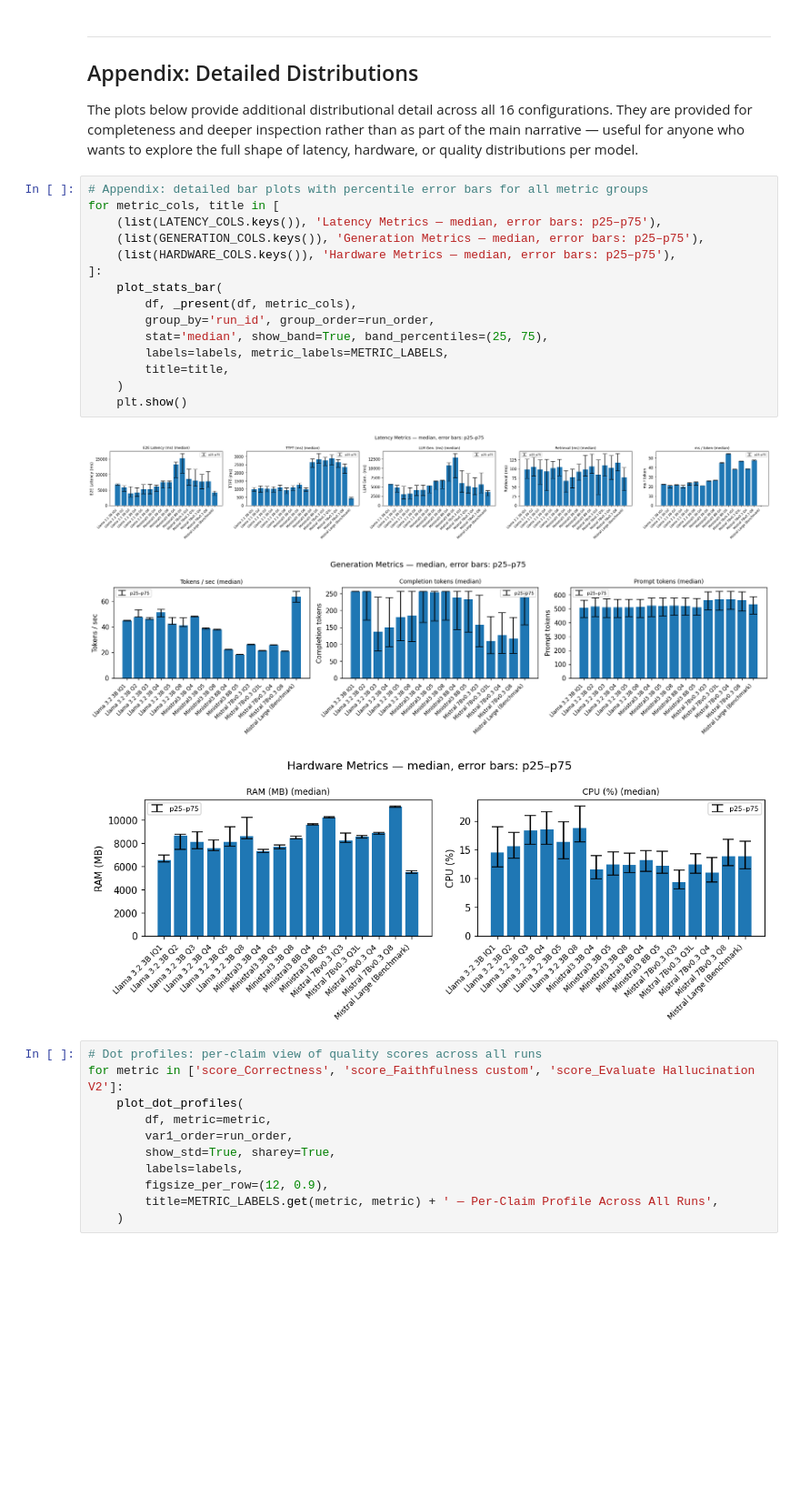
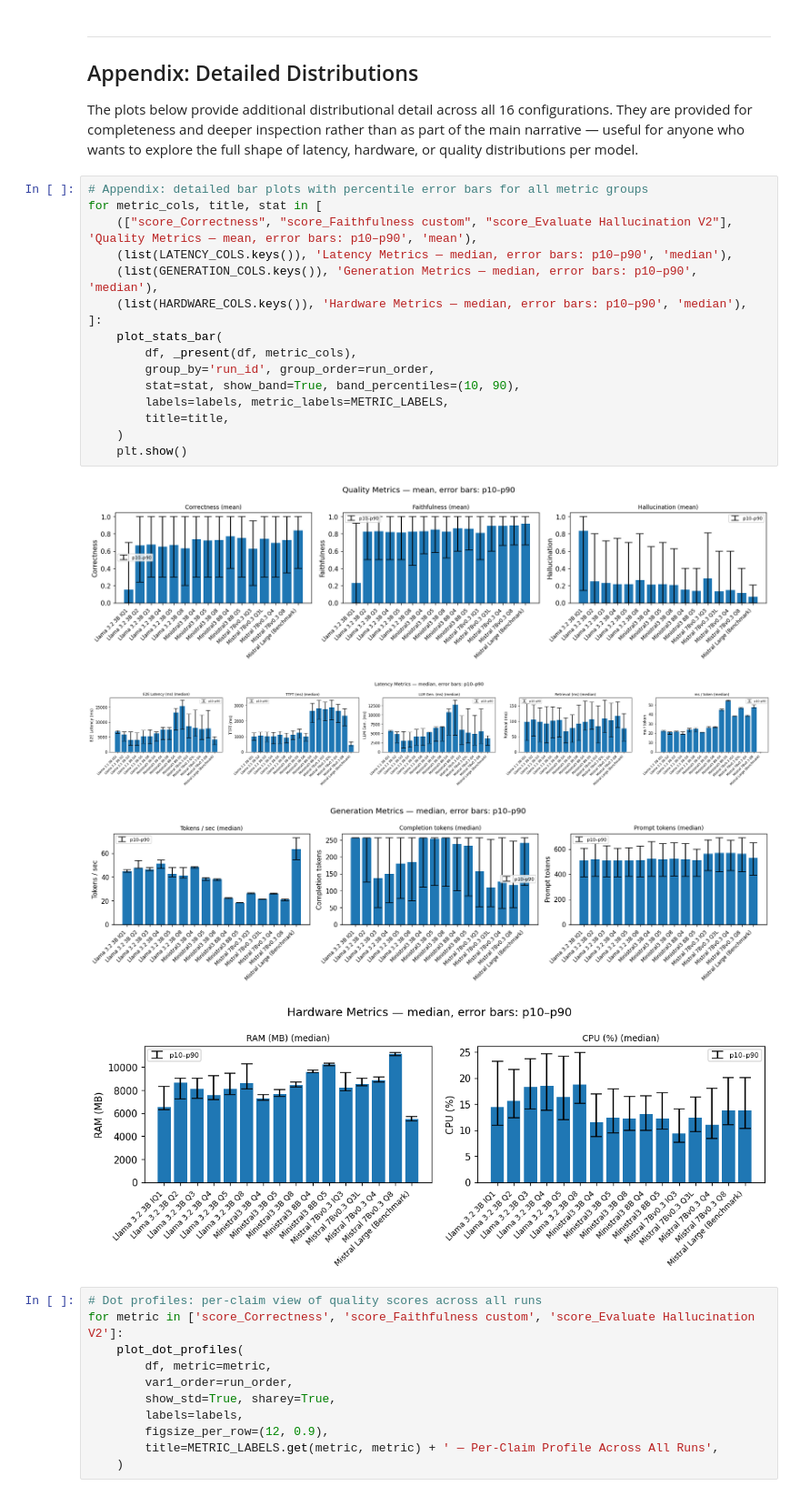
Before and after one commit to n-ploch/on-device-rag-performance, a Jupyter notebook: notebooks/03_performance_analysis.ipynb, the cells around one changed output. Shown at 91% size. Cells and saved outputs as stored; diff of their text form; blank space fills up the shorter version.

```diff
--- a/notebooks/03_performance_analysis.ipynb
+++ b/notebooks/03_performance_analysis.ipynb
@@ -667,23 +667,25 @@ A clearer Q4 → Q5 → Q8 quality ordering within each family requires more exp
 The plots below provide additional distributional detail across all 16 configurations. They are provided for completeness and deeper inspection rather than as part of the main narrative — useful for anyone who wants to explore the full shape of latency, hardware, or quality distributions per model.
 # %%
 # Appendix: detailed bar plots with percentile error bars for all metric groups
-for metric_cols, title in [
-    (list(LATENCY_COLS.keys()), 'Latency Metrics — median, error bars: p25–p75'),
-    (list(GENERATION_COLS.keys()), 'Generation Metrics — median, error bars: p25–p75'),
-    (list(HARDWARE_COLS.keys()), 'Hardware Metrics — median, error bars: p25–p75'),
+for metric_cols, title, stat in [
+    (["score_Correctness", "score_Faithfulness custom", "score_Evaluate Hallucination V2"], 'Quality Metrics — mean, error bars: p10–p90', 'mean'),
+    (list(LATENCY_COLS.keys()), 'Latency Metrics — median, error bars: p10–p90', 'median'),
+    (list(GENERATION_COLS.keys()), 'Generation Metrics — median, error bars: p10–p90', 'median'),
+    (list(HARDWARE_COLS.keys()), 'Hardware Metrics — median, error bars: p10–p90', 'median'),
 ]:
     plot_stats_bar(
         df, _present(df, metric_cols),
         group_by='run_id', group_order=run_order,
-        stat='median', show_band=True, band_percentiles=(25, 75),
+        stat=stat, show_band=True, band_percentiles=(10, 90),
         labels=labels, metric_labels=METRIC_LABELS,
         title=title,
     )
     plt.show()
 # %% [output]
-[figure, old version]
+[figure, new version]
-[figure, old version]
+[figure, new version]
-[figure, old version]
+[figure, new version]
+[figure, added]
 # %%
 # Dot profiles: per-claim view of quality scores across all runs
 for metric in ['score_Correctness', 'score_Faithfulness custom', 'score_Evaluate Hallucination V2']:
```
